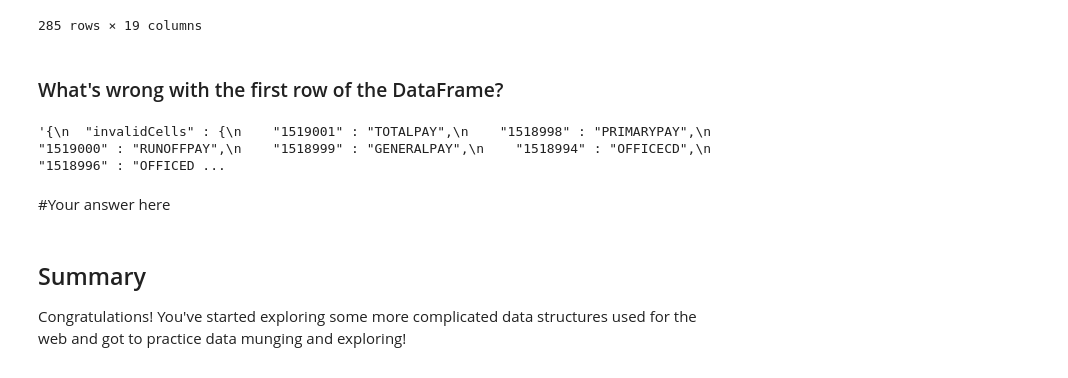
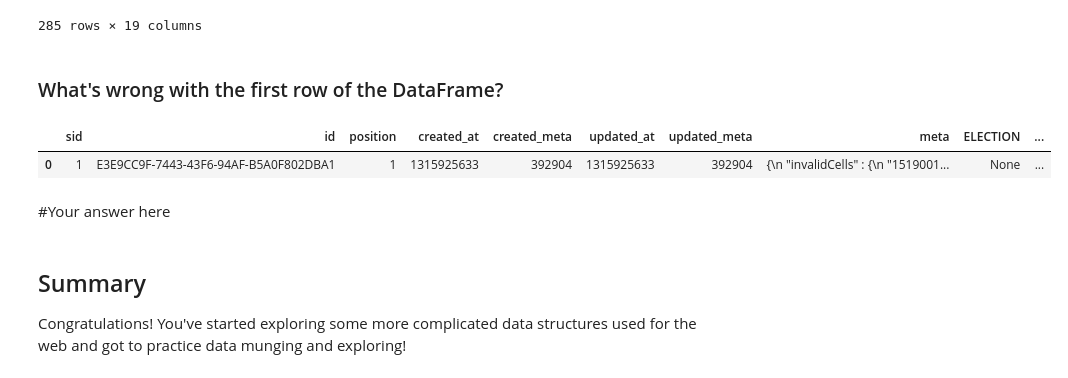
Before and after one commit to pauly51994/dsc-json-and-xml-lab-nyc-ds-071519, a Jupyter notebook: index.ipynb, the cells around one changed output. Saved outputs shown, nothing was run; the diff lists cells and outputs as text; code cells hidden in the pictures.

```diff
--- a/index.ipynb
+++ b/index.ipynb
@@ -206,9 +206,10 @@ df
 ### What's wrong with the first row of the DataFrame?
 # %%
 #Your code here
-df.meta.iloc[0]
+df.iloc[[0]]
 # %% [output]
-'{\n  "invalidCells" : {\n    "1519001" : "TOTALPAY",\n    "1518998" : "PRIMARYPAY",\n    "1519000" : "RUNOFFPAY",\n    "1518999" : "GENERALPAY",\n    "1518994" : "OFFICECD",\n    "1518996" : "OFFICED ...
+|  | sid | id | position | created_at | created_meta | updated_at | updated_meta | meta | ELECTION | ... |
+| 0 | 1 | E3E9CC9F-7443-43F6-94AF-B5A0F802DBA1 | 1 | 1315925633 | 392904 | 1315925633 | 392904 | {\n "invalidCells" : {\n "1519001... | None | ... |
 # %% [markdown]
 #Your answer here
 # %% [markdown]
```
